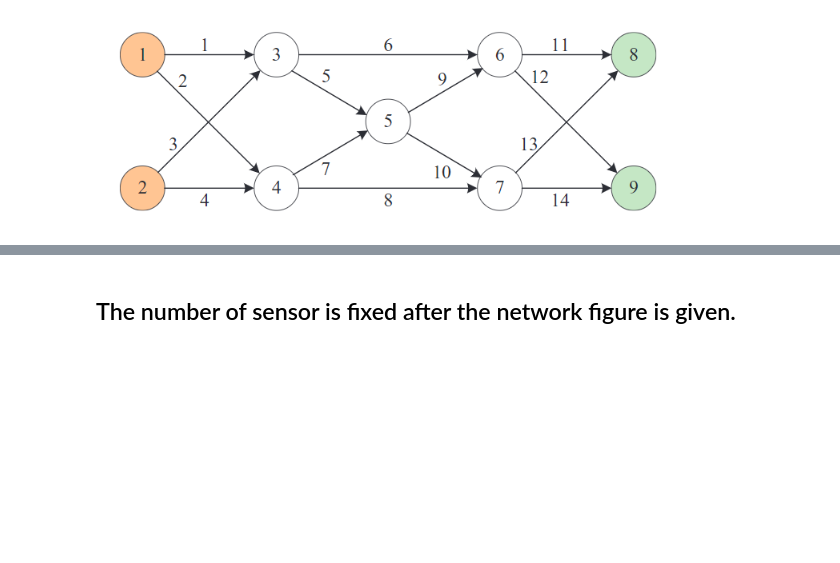
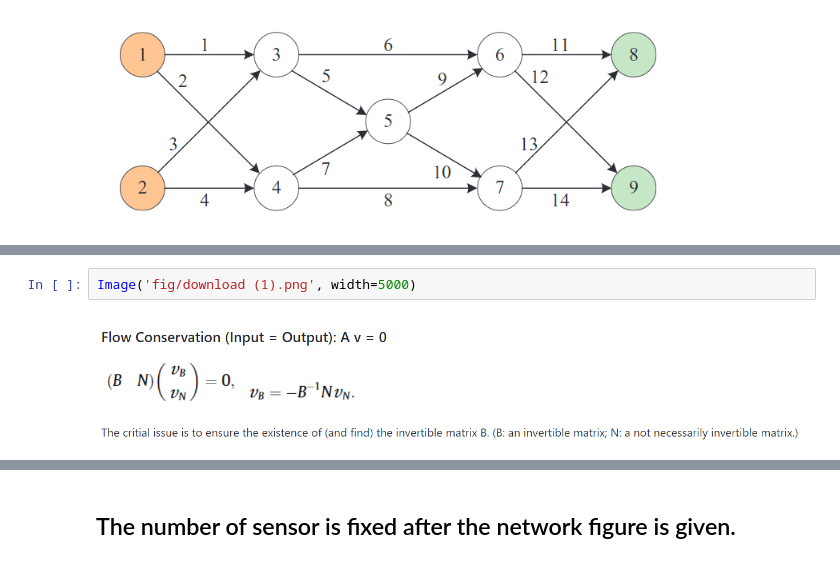
Before and after one commit to GangSuUGA/Network-Sensor-Location-Problem, a Jupyter notebook: PuLP examples/Example A node-based approach.ipynb, the cells around one changed output, grey strips where cells are left out. Cells and saved outputs as stored; diff of their text form; blank space fills up the shorter version.

```diff
--- a/PuLP examples/Example A node-based approach.ipynb
+++ b/PuLP examples/Example A node-based approach.ipynb
@@ -10,0 +10,4 @@
+# %%
+Image('fig/download (1).png', width=5000)
+# %% [output]
+[figure, added]
```
Also changed, not shown: parts of 7 cells of this notebook.
